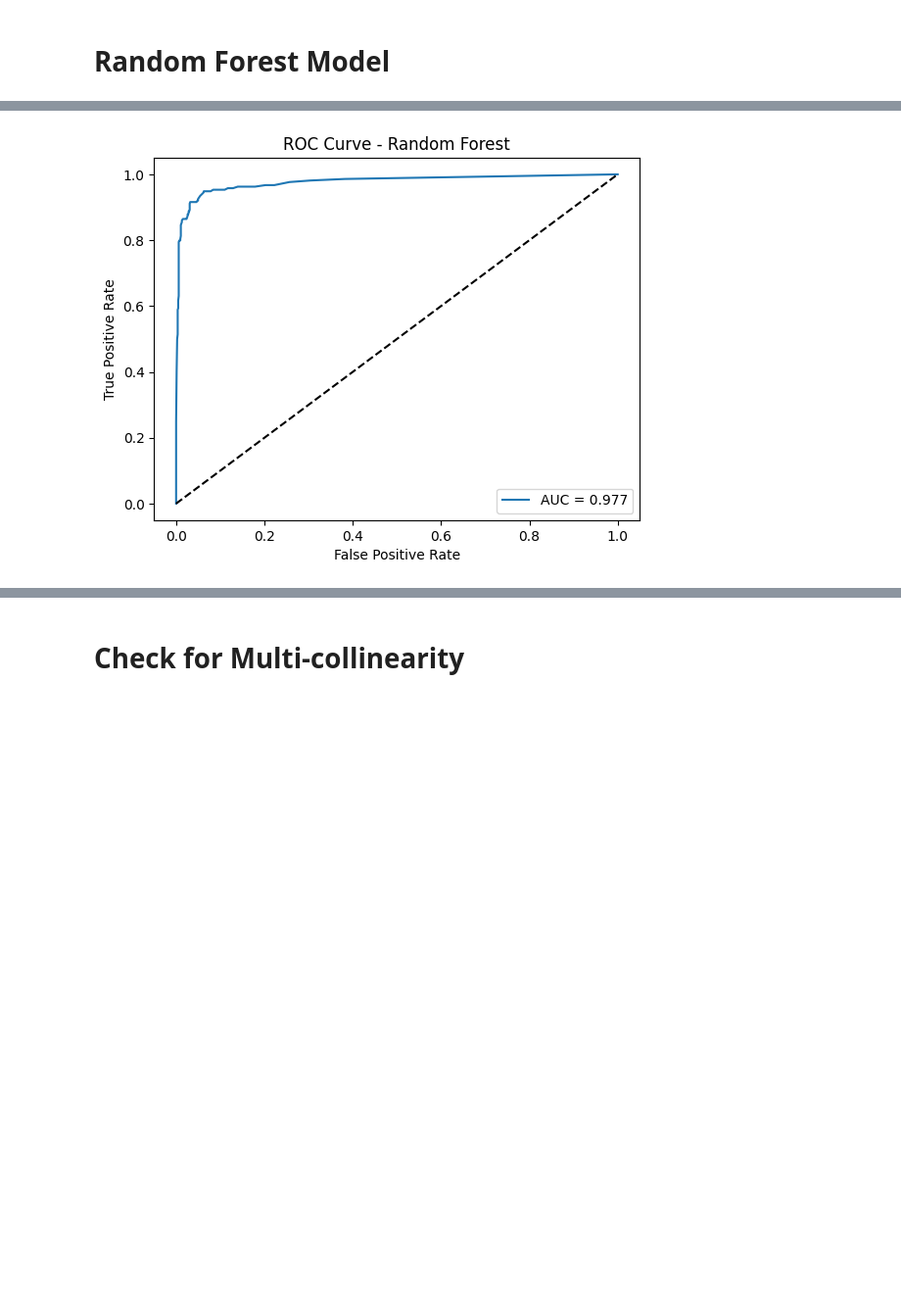
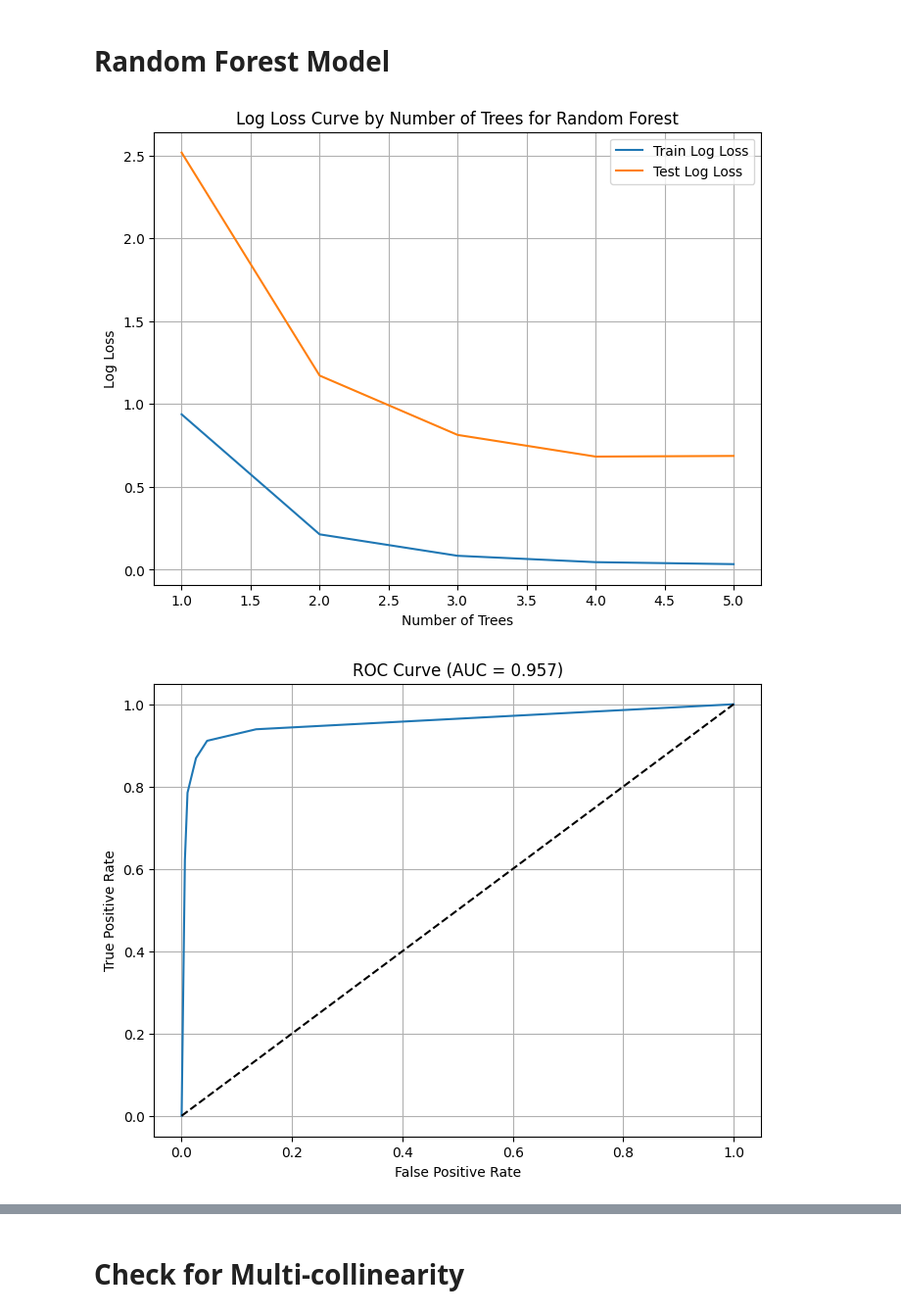
Before and after one commit to Jacob-J-Richards/DS_DA_Projects, a Jupyter notebook: 3-90+_DaysPastDue/Main.ipynb, the cells around one changed output, grey strips where cells are left out. Shown at 98% size. Drawn from its saved outputs; the diff is of its cells as text; code cells hidden in the pictures; blank space fills up the shorter version.

Commit message:
reduced the over-fitting, now going to re attempt cross validating the appropriately fitted model

```diff
--- a/3-90+_DaysPastDue/Main.ipynb
+++ b/3-90+_DaysPastDue/Main.ipynb
@@ -694,41 +694,66 @@ feature_2 x feature_4
 # Random Forest Model
 # %%
 from sklearn.ensemble import RandomForestClassifier
-from sklearn.metrics import roc_curve, roc_auc_score, confusion_matrix, recall_score
+from sklearn.metrics import roc_curve, roc_auc_score, confusion_matrix, recall_score, log_loss
 
 X_train = train[['feature_1', 'feature_2', 'feature_3', 'feature_4']]
 y_train = train['y']
-rf_model = RandomForestClassifier()
-rf_model.fit(X_train, y_train)
-
 X_test = test[['feature_1', 'feature_2', 'feature_3', 'feature_4']]
 y_test = test['y']
 
-rf_pred_proba = rf_model.predict_proba(X_test)[:,1]
+rf_model = RandomForestClassifier(n_estimators=5, warm_start=True)
 
-fpr, tpr, _ = roc_curve(y_test, rf_pred_proba)
-auc_score = roc_auc_score(y_test, rf_pred_proba)
+train_losses = []
+test_losses = []
+n_epochs = 5
 
-plt.figure()
-plt.plot(fpr, tpr, label=f'AUC = {auc_score:.3f}')
-plt.plot([0, 1], [0, 1], 'k--')
-plt.xlabel('False Positive Rate')
-plt.ylabel('True Positive Rate')
-plt.title('ROC Curve - Random Forest')
+for epoch in range(n_epochs):
+    rf_model.n_estimators = epoch + 1
+    rf_model.fit(X_train, y_train)
+
+    train_pred_proba = rf_model.predict_proba(X_train)[:, 1]
+    test_pred_proba = rf_model.predict_proba(X_test)[:, 1]
+
+    train_loss = log_loss(y_train, train_pred_proba)
+    test_loss = log_loss(y_test, test_pred_proba)
+
+    train_losses.append(train_loss)
+    test_losses.append(test_loss)
+
+plt.figure(figsize=(8, 6))
+epochs = range(1, n_epochs + 1)
+plt.plot(epochs, train_losses, label='Train Log Loss')
+plt.plot(epochs, test_losses, label='Test Log Loss')
+plt.xlabel('Number of Trees')
+plt.ylabel('Log Loss')
+plt.title('Log Loss Curve by Number of Trees for Random Forest')
+plt.grid(True)
 plt.legend()
+plt.show()
 
-fpr, tpr, thresholds = roc_curve(y_test, rf_pred_proba)
+fpr, tpr, thresholds = roc_curve(y_test, test_pred_proba)
 fnr = 1 - tpr
 optimal_idx = np.argmin(np.abs(fpr - fnr))
 optimal_threshold = thresholds[optimal_idx]
 
+plt.figure(figsize=(8, 6))
+plt.plot(fpr, tpr)
+plt.plot([0, 1], [0, 1], 'k--')
+plt.xlabel('False Positive Rate')
+plt.ylabel('True Positive Rate')
+plt.title(f'ROC Curve (AUC = {roc_auc_score(y_test, test_pred_proba):.3f})')
+plt.grid(True)
+plt.show()
+
 print(f"Optimal threshold: {optimal_threshold:.3f}")
 
-y_pred = (rf_pred_proba >= optimal_threshold).astype(int)
+y_pred = (test_pred_proba >= optimal_threshold).astype(int)
 conf_matrix = confusion_matrix(y_test, y_pred)
 recall = recall_score(y_test, y_pred)
 
 print("Confusion Matrix:")
 print(conf_matrix)
 print(f"\nRecall at optimal threshold: {recall:.3f}")
 # %% [output]
+[figure, new version]
+[figure, added]
@@ -741 +765,0 @@ Recall at optimal threshold: 0.944
-[figure, old version]
```
Also changed, not shown: parts of 5 cells of this notebook, 4 other files.
